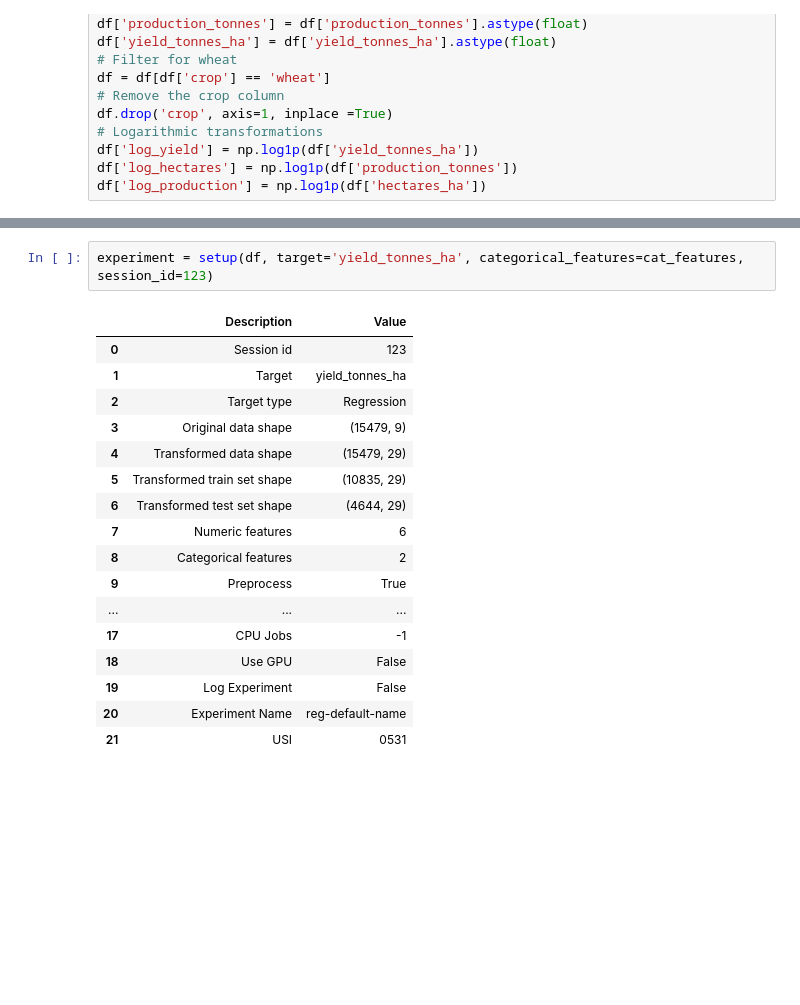
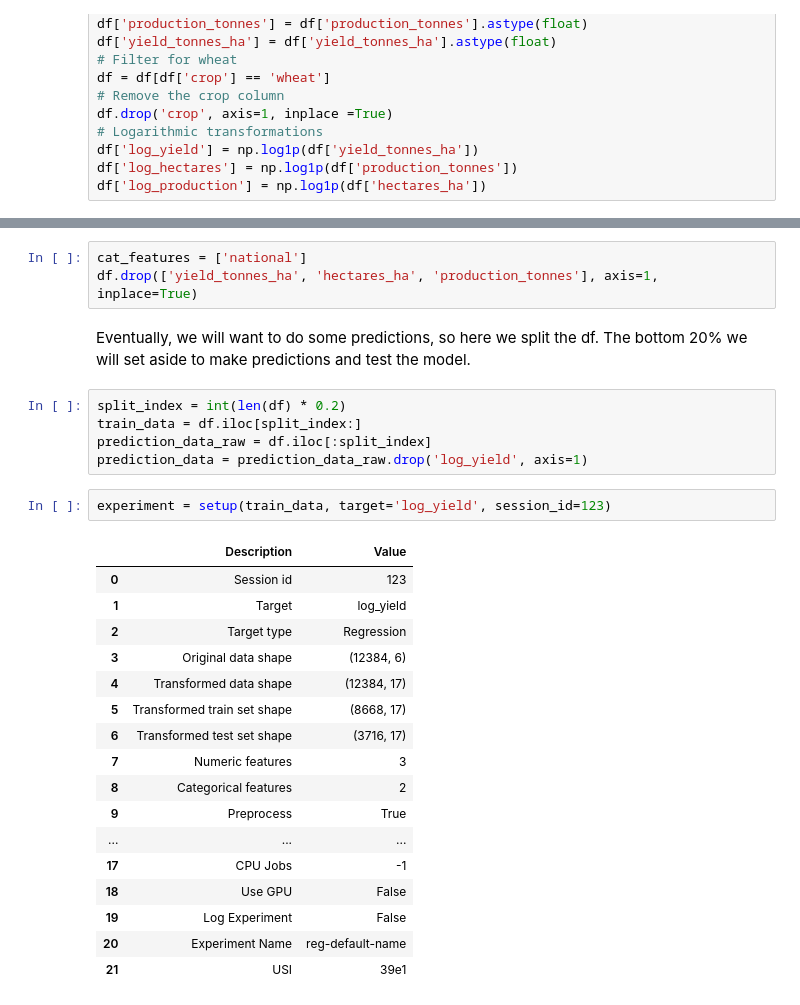
Before and after one commit to HannahCimene/TrioData_Masters, a Jupyter notebook: Files/crops/crops_emalisa_models.ipynb, the cells around one changed output, grey strips where cells are left out. Drawn from its saved outputs; the diff is of its cells as text; blank space fills up the shorter version.

Commit message:
finished the crops models

```diff
--- a/Files/crops/crops_emalisa_models.ipynb
+++ b/Files/crops/crops_emalisa_models.ipynb
@@ -71,15 +74,25 @@ cat_features = ['national', 'subnational']
+# %%
+cat_features = ['national']
+df.drop(['yield_tonnes_ha', 'hectares_ha', 'production_tonnes'], axis=1, inplace=True)
+# %% [markdown]
+Eventually, we will want to do some predictions, so here we split the df. The bottom 20% we will set aside to make predictions and test the model.
+# %%
+split_index = int(len(df) * 0.2)
+train_data = df.iloc[split_index:]
+prediction_data_raw = df.iloc[:split_index]
+prediction_data = prediction_data_raw.drop('log_yield', axis=1)
 # %%
-experiment = setup(df, target='yield_tonnes_ha', categorical_features=cat_features, session_id=123)
+experiment = setup(train_data, target='log_yield', session_id=123)
 # %% [output]
 |  | Description | Value |
 | 0 | Session id | 123 |
-| 1 | Target | yield_tonnes_ha |
+| 1 | Target | log_yield |
 | 2 | Target type | Regression |
-| 3 | Original data shape | (15479, 9) |
-| 4 | Transformed data shape | (15479, 29) |
-| 5 | Transformed train set shape | (10835, 29) |
-| 6 | Transformed test set shape | (4644, 29) |
-| 7 | Numeric features | 6 |
+| 3 | Original data shape | (12384, 6) |
+| 4 | Transformed data shape | (12384, 17) |
+| 5 | Transformed train set shape | (8668, 17) |
+| 6 | Transformed test set shape | (3716, 17) |
+| 7 | Numeric features | 3 |
 | 8 | Categorical features | 2 |
 | 9 | Preprocess | True |
 | ... | ... | ... |
@@ -87,4 +100,4 @@ experiment = setup(df, target='yield_tonnes_ha', categorical_features=cat_featur
 | 18 | Use GPU | False |
 | 19 | Log Experiment | False |
 | 20 | Experiment Name | reg-default-name |
-| 21 | USI | 0531 |
+| 21 | USI | 39e1 |
```
Also changed, not shown: parts of 11 cells of this notebook, 1 other file.
